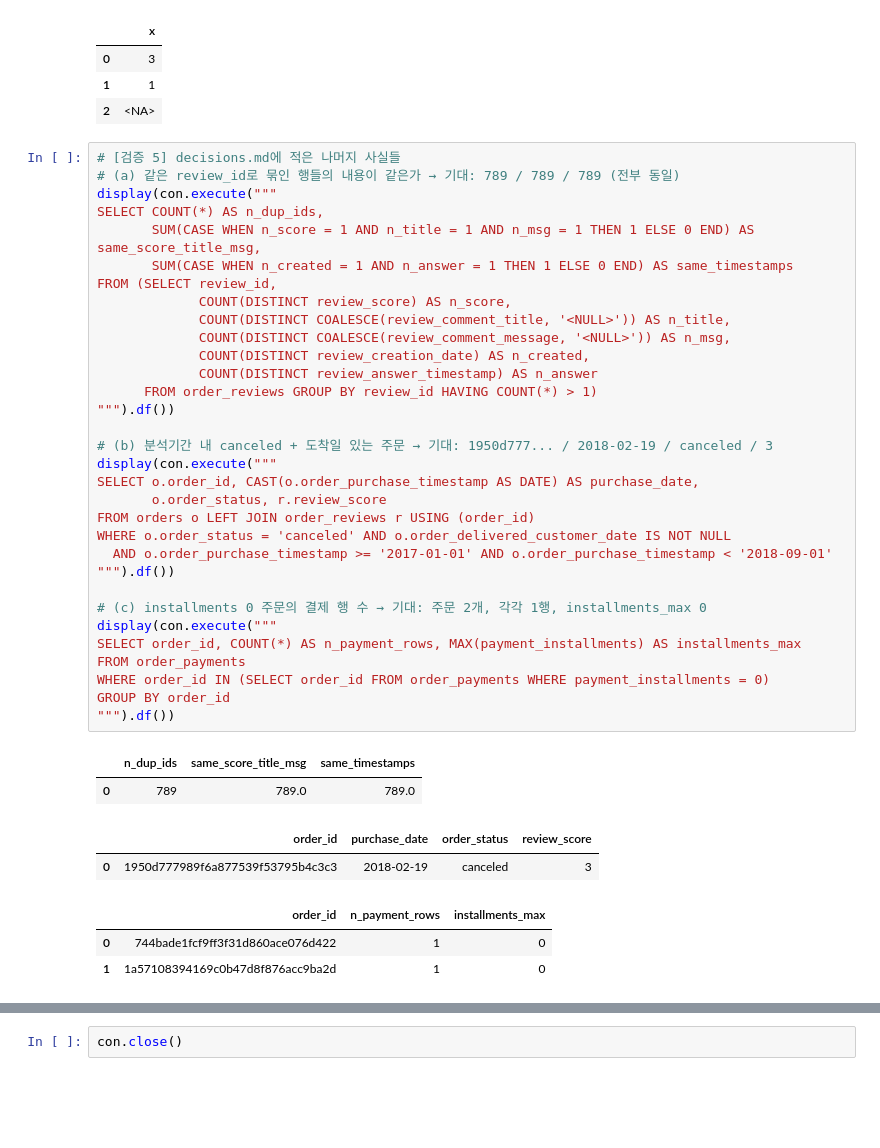
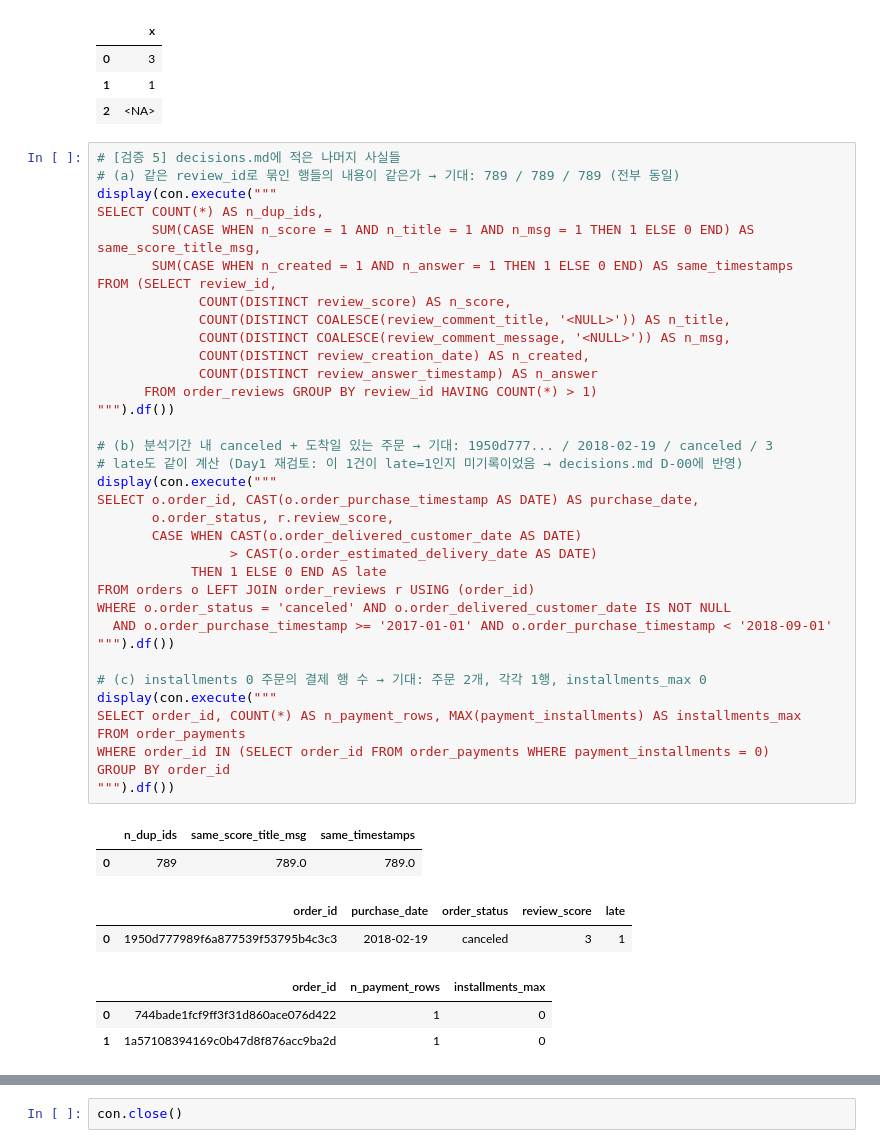
Before and after one commit to choi-yeonju/data-analysis-portfolio, a Jupyter notebook: olist/notebooks/01_load_check.ipynb, the cells around one changed output, grey strips where cells are left out. Saved outputs shown, nothing was run; the diff lists cells and outputs as text; blank space fills up the shorter version.

```diff
--- a/olist/notebooks/01_load_check.ipynb
+++ b/olist/notebooks/01_load_check.ipynb
@@ -335,36 +355,40 @@ display(con.execute("""
 SELECT COUNT(*) AS n_dup_ids,
        SUM(CASE WHEN n_score = 1 AND n_title = 1 AND n_msg = 1 THEN 1 ELSE 0 END) AS same_score_title_msg,
        SUM(CASE WHEN n_created = 1 AND n_answer = 1 THEN 1 ELSE 0 END) AS same_timestamps
 FROM (SELECT review_id,
              COUNT(DISTINCT review_score) AS n_score,
              COUNT(DISTINCT COALESCE(review_comment_title, '<NULL>')) AS n_title,
              COUNT(DISTINCT COALESCE(review_comment_message, '<NULL>')) AS n_msg,
              COUNT(DISTINCT review_creation_date) AS n_created,
              COUNT(DISTINCT review_answer_timestamp) AS n_answer
       FROM order_reviews GROUP BY review_id HAVING COUNT(*) > 1)
 """).df())
 
 # (b) 분석기간 내 canceled + 도착일 있는 주문 → 기대: 1950d777... / 2018-02-19 / canceled / 3
+# late도 같이 계산 (Day1 재검토: 이 1건이 late=1인지 미기록이었음 → decisions.md D-00에 반영)
 display(con.execute("""
 SELECT o.order_id, CAST(o.order_purchase_timestamp AS DATE) AS purchase_date,
-       o.order_status, r.review_score
+       o.order_status, r.review_score,
+       CASE WHEN CAST(o.order_delivered_customer_date AS DATE)
+                 > CAST(o.order_estimated_delivery_date AS DATE)
+            THEN 1 ELSE 0 END AS late
 FROM orders o LEFT JOIN order_reviews r USING (order_id)
 WHERE o.order_status = 'canceled' AND o.order_delivered_customer_date IS NOT NULL
   AND o.order_purchase_timestamp >= '2017-01-01' AND o.order_purchase_timestamp < '2018-09-01'
 """).df())
 
 # (c) installments 0 주문의 결제 행 수 → 기대: 주문 2개, 각각 1행, installments_max 0
 display(con.execute("""
 SELECT order_id, COUNT(*) AS n_payment_rows, MAX(payment_installments) AS installments_max
 FROM order_payments
 WHERE order_id IN (SELECT order_id FROM order_payments WHERE payment_installments = 0)
 GROUP BY order_id
 """).df())
 # %% [output]
 |  | n_dup_ids | same_score_title_msg | same_timestamps |
 | 0 | 789 | 789.0 | 789.0 |
-|  | order_id | purchase_date | order_status | review_score |
-| 0 | 1950d777989f6a877539f53795b4c3c3 | 2018-02-19 | canceled | 3 |
+|  | order_id | purchase_date | order_status | review_score | late |
+| 0 | 1950d777989f6a877539f53795b4c3c3 | 2018-02-19 | canceled | 3 | 1 |
 |  | order_id | n_payment_rows | installments_max |
 | 0 | 744bade1fcf9ff3f31d860ace076d422 | 1 | 0 |
 | 1 | 1a57108394169c0b47d8f876acc9ba2d | 1 | 0 |
```
Also changed, not shown: parts of 3 cells of this notebook, 4 other files.
